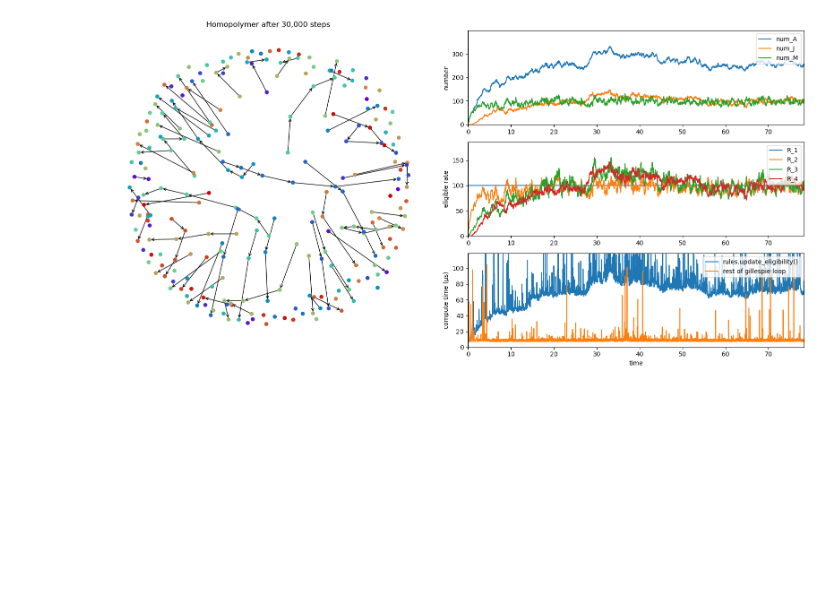
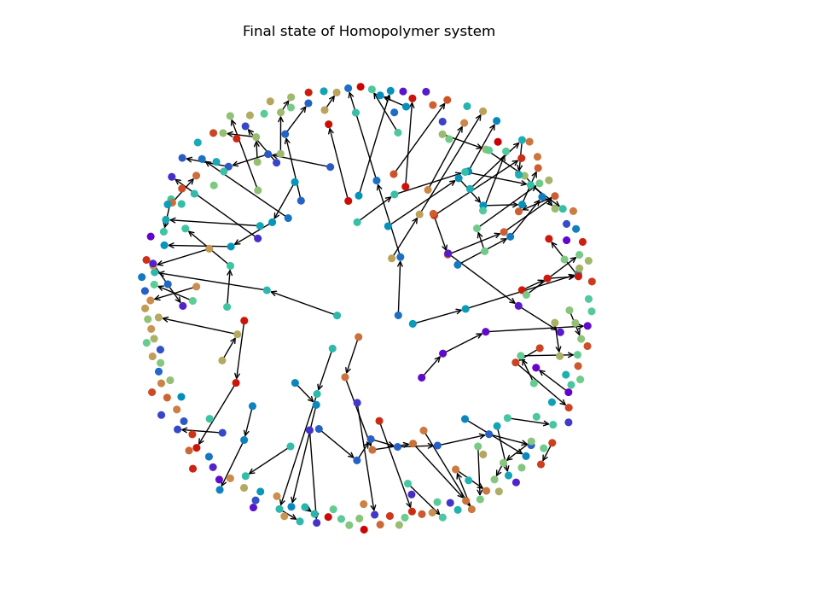
Before and after one commit to Rebecca-J-Rousseau/RousseauKinney2024_algebra, a Jupyter notebook: fast_gillespie/fast_homopolymer.ipynb, the cells around one changed output. Drawn from its saved outputs; the diff is of its cells as text; code cells hidden in the pictures; blank space fills up the shorter version.

```diff
--- a/fast_gillespie/fast_homopolymer.ipynb
+++ b/fast_gillespie/fast_homopolymer.ipynb
@@ -46,20 +63,4 @@ interactions_param =  40.0
 # %%
-def summary_stats_func():
-    particle_field_indices = set(i[0] for i in A.indices)
-    interaction_indices = set(i[0] for i in J.indices) | set(i[1] for i in J.indices)
-    monomer_indices = particle_field_indices - interaction_indices
-    stats_dict = dict(
-        num_A=len(A.indices),
-        num_J=len(J.indices),
-        num_M=len(monomer_indices)
-    )
-    return stats_dict
-
-# Define, initialize, and run simulation
-sim = fg.Simulation(space=space, rules=rules, custom_stats_func=summary_stats_func)
-sim.initialize_state()
-sim.run(num_steps=30_000, record_every=10)
-
-fgv.show_sim_stats(sim, particle=A, interaction=J, directed=True, x_is_time=True, system_name='Homopolymer')
+fgv.plot_state(particle=A, interaction=J, directed=True, system_name='Homopolymer')
 # %% [output]
-[figure, old version]
+[figure, new version]
```
Also changed, not shown: parts of 2 cells of this notebook, 5 other files.
